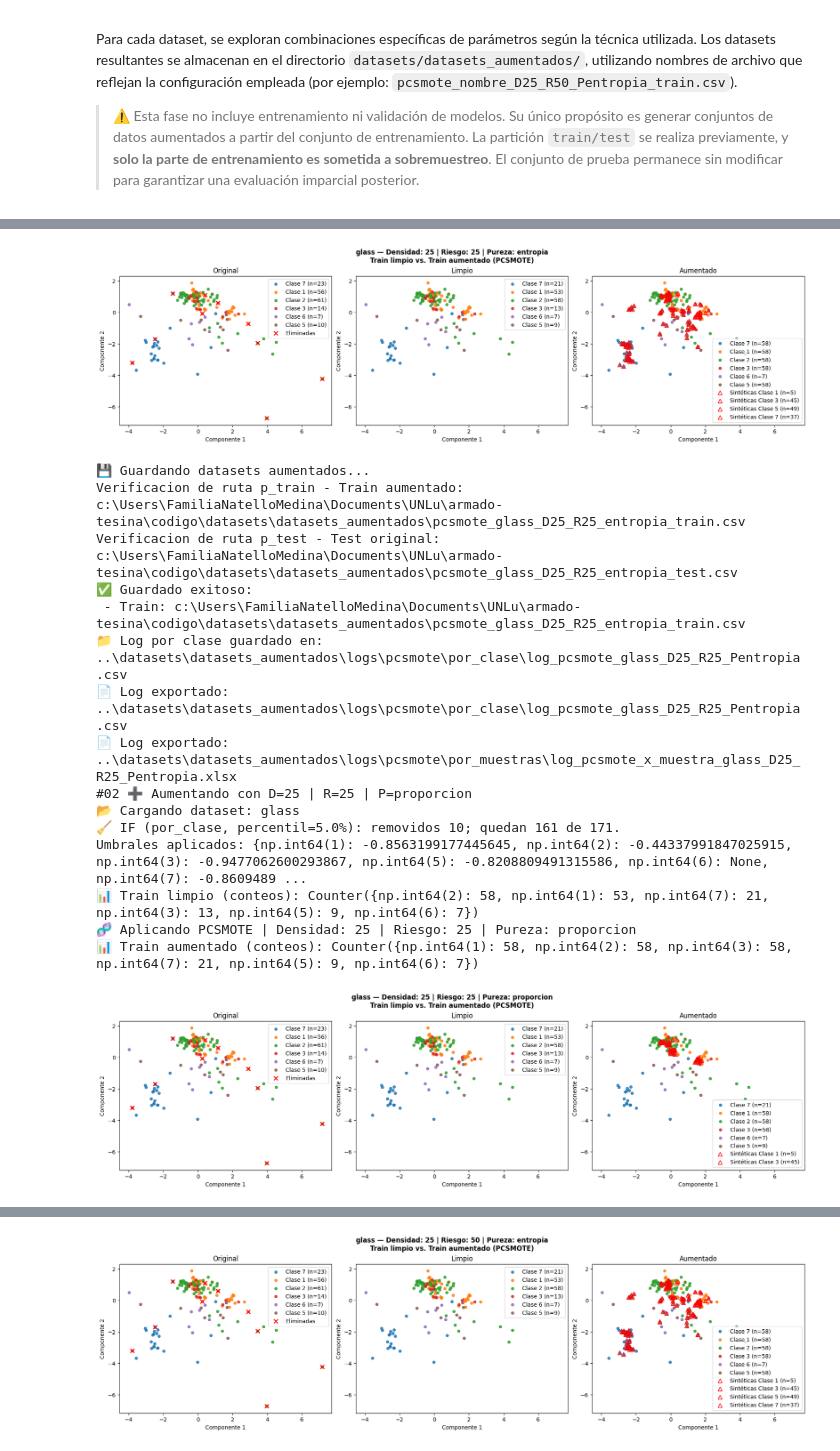
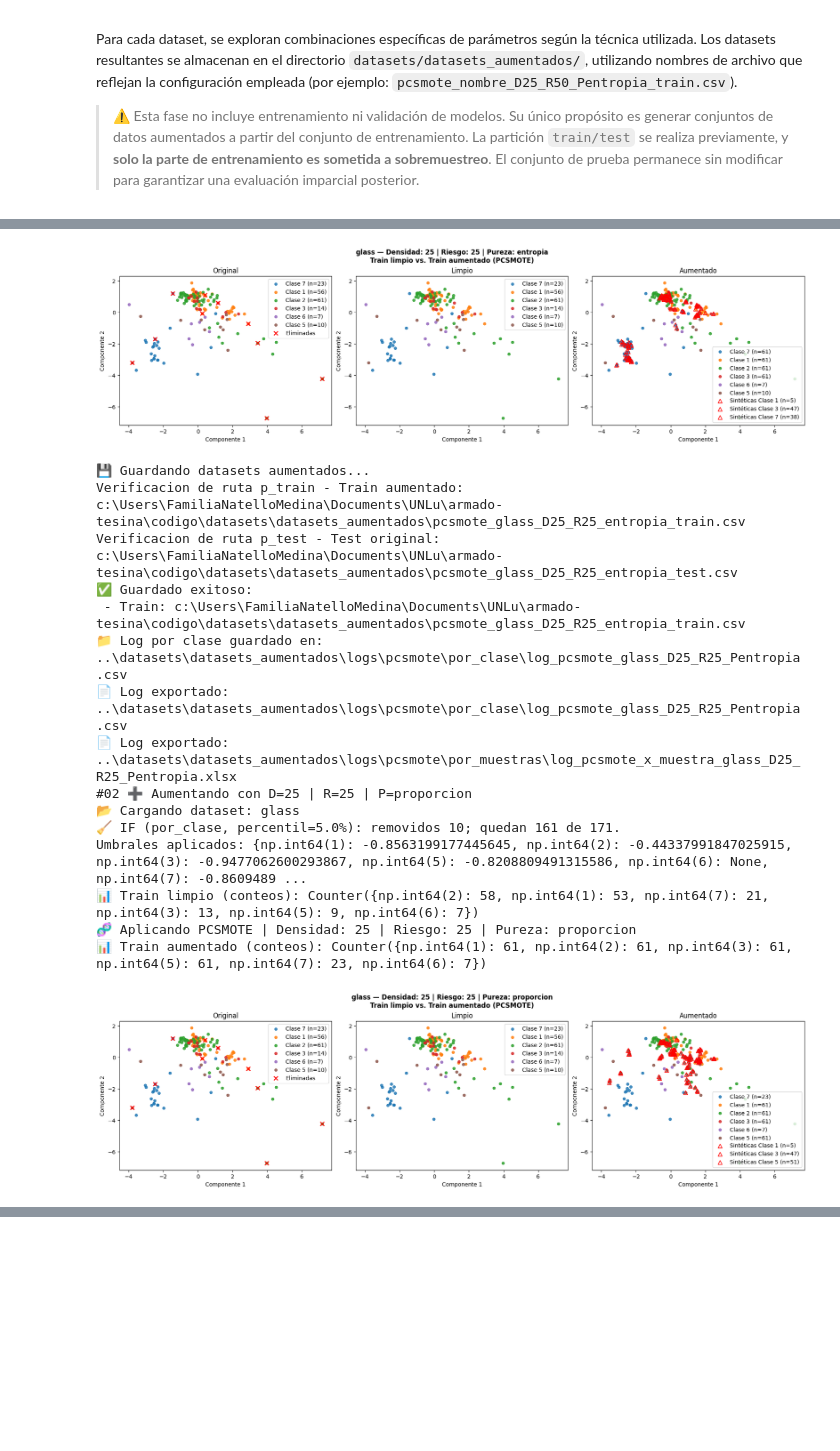
Before and after one commit to jnatmed/armado-tesina, a Jupyter notebook: codigo/notebooks/01_grid_pc_smote.ipynb, the cells around one changed output, grey strips where cells are left out. Drawn from its saved outputs; the diff is of its cells as text; code cells hidden in the pictures; blank space fills up the shorter version.

```diff
--- a/codigo/notebooks/01_grid_pc_smote.ipynb
+++ b/codigo/notebooks/01_grid_pc_smote.ipynb
@@ -193,6 +193,9 @@ def aumentar_dataset_pcsmote_y_guardar(nombre_dataset, config, percentil_densida
         )
         sampler.nombre_dataset = nombre_dataset
 
+        # ignoro la limpieza
+        X_train_clean, y_train_clean = X_train, y_train
+
         if hasattr(sampler, "fit_resample_multiclass"):
             X_train_res, y_train_res = sampler.fit_resample_multiclass(X_train_clean, y_train_clean)
         else:
@@ -213,7 +216,6 @@ def aumentar_dataset_pcsmote_y_guardar(nombre_dataset, config, percentil_densida
         )
 
         X_syn, y_syn = sampler.get_sinteticas()
-
 
         grafo.trazar_original_clean_aumentado(
             X_orig=X_train, y_orig=y_train,
@@ -276,8 +278,8 @@ Para cada dataset, se exploran combinaciones específicas de parámetros según
 
 > ⚠️ Esta fase no incluye entrenamiento ni validación de modelos. Su único propósito es generar conjuntos de datos aumentados a partir del conjunto de entrenamiento. La partición `train/test` se realiza previamente, y **solo la parte de entrenamiento es sometida a sobremuestreo**. El conjunto de prueba permanece sin modificar para garantizar una evaluación imparcial posterior.
 # %%
-percentiles_densidad = [25, 50, 75]
-percentiles_riesgo = [25, 50, 75]
+percentiles_densidad = [25] # [25, 50, 75]
+percentiles_riesgo = [25] # [25, 50, 75]
 criterios_pureza = ["entropia", "proporcion"]
 combinaciones = list(product(percentiles_densidad, percentiles_riesgo, criterios_pureza))
 os.makedirs("../logs/", exist_ok=True)
@@ -308,8 +310,8 @@ for nombre_dataset, config in config_datasets.items():
     print(f"\n📁 Dataset: {nombre_dataset}")
 
     # --- CASO BASE ---
-    # base_train, base_test = generar_caso_base(nombre_dataset, config)
-    # print(f"🟦 Caso base generado:\n - Train: {base_train}\n - Test: {base_test}")
+    base_train, base_test = generar_caso_base(nombre_dataset, config)
+    print(f"🟦 Caso base generado:\n - Train: {base_train}\n - Test: {base_test}")
 
     # --- GRID DE PCSMOTE ---
     for idx, (pdens, priesgo, criterio) in enumerate(combinaciones, start=1):
@@ -359,20 +364,20 @@ Umbrales aplicados: {np.int64(1): -0.8563199177445645, np.int64(2): -0.443379918
-[figure, old version]
+[figure, new version]
 💾 Guardando datasets aumentados...
 Verificacion de ruta p_train - Train aumentado: c:\Users\FamiliaNatelloMedina\Documents\UNLu\armado-tesina\codigo\datasets\datasets_aumentados\pcsmote_glass_D25_R25_entropia_train.csv
 Verificacion de ruta p_test - Test original: c:\Users\FamiliaNatelloMedina\Documents\UNLu\armado-tesina\codigo\datasets\datasets_aumentados\pcsmote_glass_D25_R25_entropia_test.csv
 ✅ Guardado exitoso:
  - Train: c:\Users\FamiliaNatelloMedina\Documents\UNLu\armado-tesina\codigo\datasets\datasets_aumentados\pcsmote_glass_D25_R25_entropia_train.csv
 📁 Log por clase guardado en: ..\datasets\datasets_aumentados\logs\pcsmote\por_clase\log_pcsmote_glass_D25_R25_Pentropia.csv
 📄 Log exportado: ..\datasets\datasets_aumentados\logs\pcsmote\por_clase\log_pcsmote_glass_D25_R25_Pentropia.csv
 📄 Log exportado: ..\datasets\datasets_aumentados\logs\pcsmote\por_muestras\log_pcsmote_x_muestra_glass_D25_R25_Pentropia.xlsx
 #02 ➕ Aumentando con D=25 | R=25 | P=proporcion
 📂 Cargando dataset: glass
 🧹 IF (por_clase, percentil=5.0%): removidos 10; quedan 161 de 171.
 Umbrales aplicados: {np.int64(1): -0.8563199177445645, np.int64(2): -0.44337991847025915, np.int64(3): -0.9477062600293867, np.int64(5): -0.8208809491315586, np.int64(6): None, np.int64(7): -0.8609489 ...
 📊 Train limpio (conteos): Counter({np.int64(2): 58, np.int64(1): 53, np.int64(7): 21, np.int64(3): 13, np.int64(5): 9, np.int64(6): 7})
 🧬 Aplicando PCSMOTE | Densidad: 25 | Riesgo: 25 | Pureza: proporcion
-📊 Train aumentado (conteos): Counter({np.int64(1): 58, np.int64(2): 58, np.int64(3): 58, np.int64(7): 21, np.int64(5): 9, np.int64(6): 7})
+📊 Train aumentado (conteos): Counter({np.int64(1): 61, np.int64(2): 61, np.int64(3): 61, np.int64(5): 61, np.int64(7): 23, np.int64(6): 7})
-[figure, old version]
+[figure, new version]
 💾 Guardando datasets aumentados...
 Verificacion de ruta p_train - Train aumentado: c:\Users\FamiliaNatelloMedina\Documents\UNLu\armado-tesina\codigo\datasets\datasets_aumentados\pcsmote_glass_D25_R25_Pproporcion_train.csv
 Verificacion de ruta p_test - Test original: c:\Users\FamiliaNatelloMedina\Documents\UNLu\armado-tesina\codigo\datasets\datasets_aumentados\pcsmote_glass_D25_R25_Pproporcion_test.csv
@@ -391 +388,0 @@ Umbrales aplicados: {np.int64(1): -0.8563199177445645, np.int64(2): -0.443379918
-[figure, removed]
```
Also changed, not shown: parts of 1 cell of this notebook, 15 other files.
